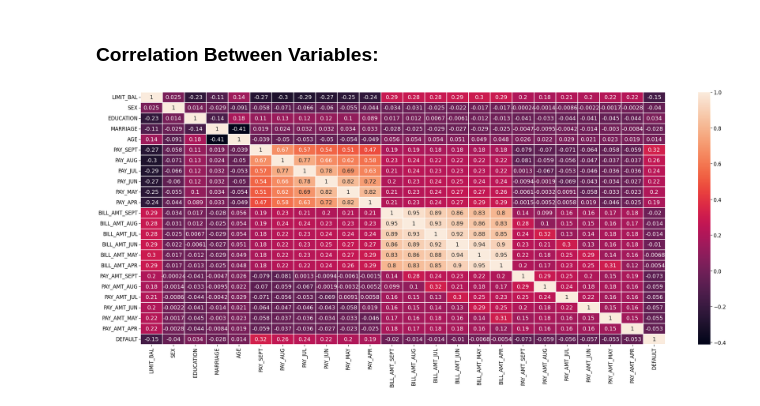
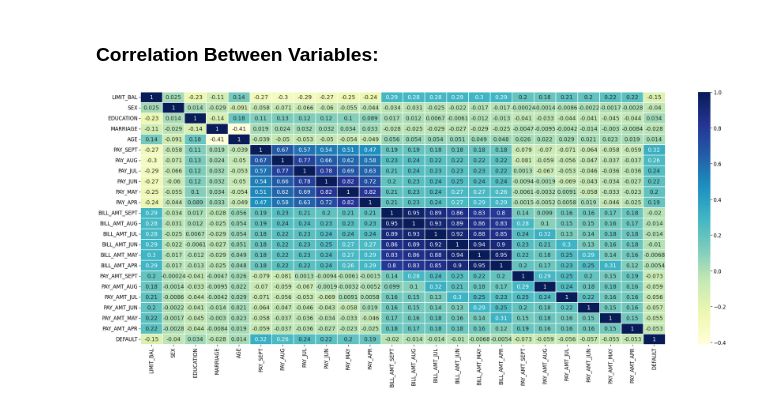
Before and after one commit to anishjohnson/Credit_Card_Default_Prediction, a Jupyter notebook: Credit_Card_Default_Prediction_.ipynb, the cells around one changed output. Cells and saved outputs as stored; diff of their text form; code cells hidden in the pictures.

```diff
--- a/Credit_Card_Default_Prediction_.ipynb
+++ b/Credit_Card_Default_Prediction_.ipynb
@@ -505,9 +526,10 @@ plt.show()
 # %% [markdown]
 ### **Correlation Between Variables:**
 # %%
+# Check correlation between variables using Heatmap. [id not included.]
 corr_data = credit_df.iloc[:,1:].corr()
 plt.figure(figsize=(38,15))
-sns.heatmap(corr_data, annot=True, linewidths=1)
+sns.heatmap(corr_data, annot=True, linewidths=1, cmap='YlGnBu')
 plt.show()
 # %% [output]
-[figure, old version]
+[figure, new version]
```
Also changed, not shown: parts of 89 cells of this notebook.
